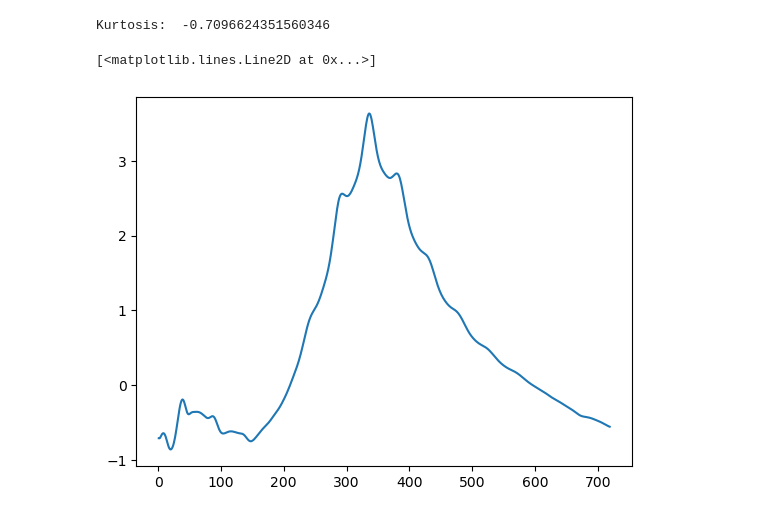
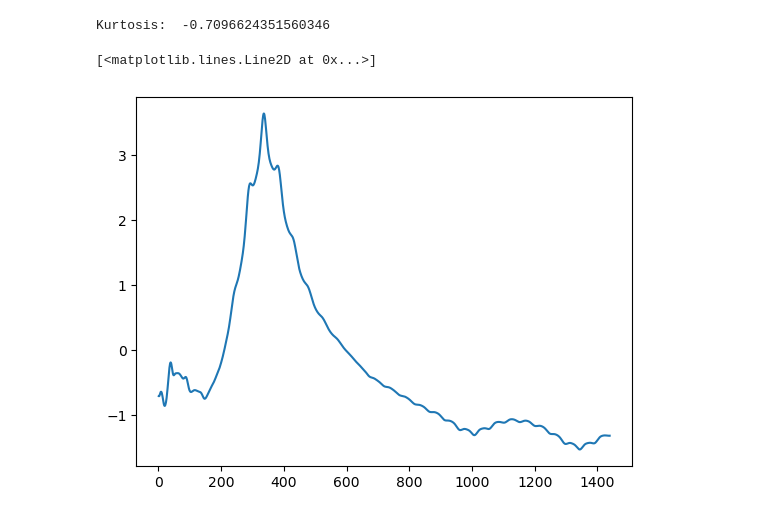
Before and after one commit to siddhipandare/Smooth-Operator, a Jupyter notebook: 8803-MDS-Project/statistical_measures.ipynb, the cells around one changed output. Drawn from its saved outputs; the diff is of its cells as text; code cells hidden in the pictures.

```diff
--- a/8803-MDS-Project/statistical_measures.ipynb
+++ b/8803-MDS-Project/statistical_measures.ipynb
@@ -31,13 +47,13 @@ window_length = 1
 kurtosis_list = []
 
 # For window length from 1 to 20% of the data length, use SMA to smooth the data and then compute the kurtosis
-for window_length in range(1, int(len(df) * 0.2)):
+for window_length in range(1, int(len(df) * 0.4)):
     df['value_sma'] = df['value'].rolling(window=window_length).mean()
     kurtosis = df['value_sma'].kurtosis()
     kurtosis_list.append(kurtosis)
 # %%
 # Plot the kurtosis values
-plt.plot(range(1, int(len(df) * 0.2)), kurtosis_list)
+plt.plot(range(1, int(len(df) * 0.4)), kurtosis_list)
 # %% [output]
 [<matplotlib.lines.Line2D at 0x...>]
-[figure, old version]
+[figure, new version]
```
Also changed, not shown: parts of 4 cells of this notebook, 5 other files.
